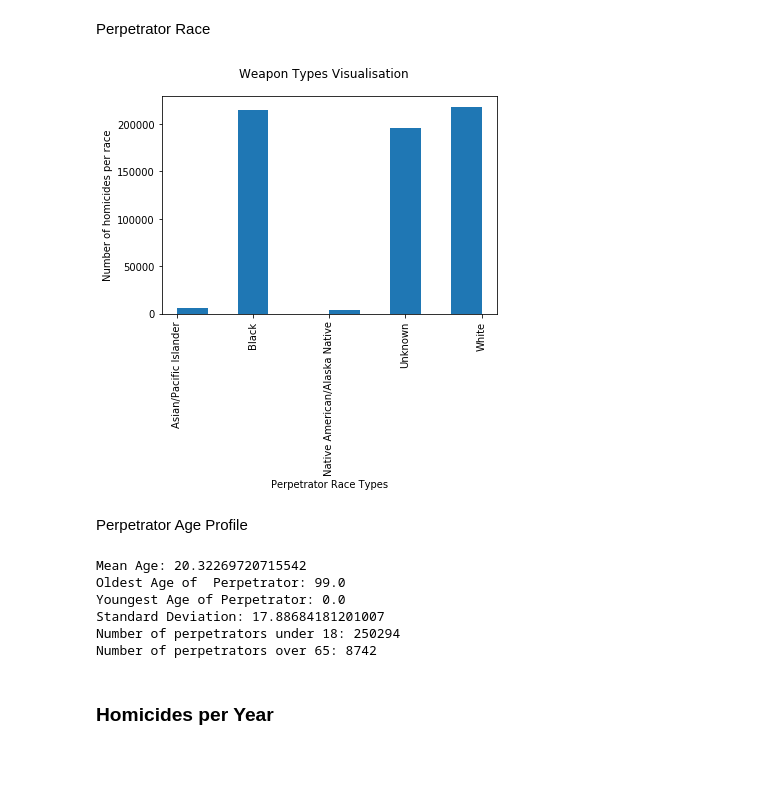
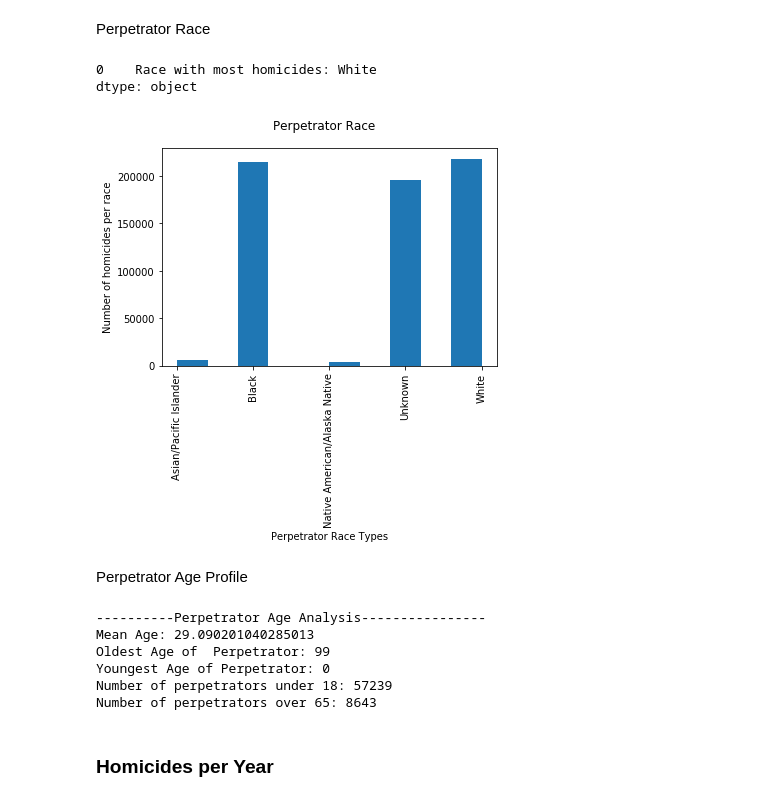
Before and after one commit to AoifeNicAntSaoir/BigData_KDDHomicide, a Jupyter notebook: BigDataCa.ipynb, the cells around one changed output. Saved outputs shown, nothing was run; the diff lists cells and outputs as text; code cells hidden in the pictures; blank space fills up the shorter version.

```diff
--- a/BigDataCa.ipynb
+++ b/BigDataCa.ipynb
@@ -132,35 +168,45 @@ plt.show()
 [figure]
 # %% [markdown]
 Perpetrator Race
+# %%
+print('Race with most homicides: ' + df['Perpetrator Race'].mode())
+# %% [output]
+0    Race with most homicides: White
+dtype: object
 # %%
 plt.hist(df['Perpetrator Race'])
 plt.suptitle('Perpetrator Race')
 plt.xticks(rotation=90)
 plt.ylabel('Number of homicides per race')
 plt.xlabel('Perpetrator Race Types')
-plt.suptitle('Weapon Types Visualisation')
+plt.suptitle('Perpetrator Race')
 plt.show()
 # %% [output]
-[figure, old version]
+[figure, new version]
 # %% [markdown]
 Perpetrator Age Profile
 # %%
+df['Perpetrator Age'] = pd.to_numeric(df['Perpetrator Age'], errors='coerce')
+df['Victim Count'] = pd.to_numeric(df['Victim Count'], errors='coerce')
+df['Year'] = pd.to_numeric(df['Year'], errors='coerce')
+
+print('----------Perpetrator Age Analysis----------------')
 print('Mean Age: ' + str(df['Perpetrator Age'].mean()))
 print('Oldest Age of  Perpetrator: ' +  str(df['Perpetrator Age'].max()))
 print('Youngest Age of Perpetrator: ' + str(df['Perpetrator Age'].min()))
-print('Standard Deviation: ' + str(df['Perpetrator Age'].std()))
+#print('Standard Deviation: ' + str(df['Perpetrator Age'].std()))
 
 minor = df[df['Perpetrator Age']<18]
 print('Number of perpetrators under 18: ' + str(len(minor)))
 senior = df[df['Perpetrator Age']>65]
 print('Number of perpetrators over 65: ' + str(len(senior)))
 # %% [output]
-Mean Age: 20.32269720715542
-Oldest Age of  Perpetrator: 99.0
-Youngest Age of Perpetrator: 0.0
-Standard Deviation: 17.88684181201007
-Number of perpetrators under 18: 250294
-Number of perpetrators over 65: 8742
+----------Perpetrator Age Analysis----------------
+Mean Age: 29.090201040285013
+Oldest Age of  Perpetrator: 99
+Youngest Age of Perpetrator: 0
+Number of perpetrators under 18: 57239
+Number of perpetrators over 65: 8643
 # %% [markdown]
 ### Homicides per Year
 # %%
```
Also changed, not shown: parts of 16 cells of this notebook, 1 other file.
